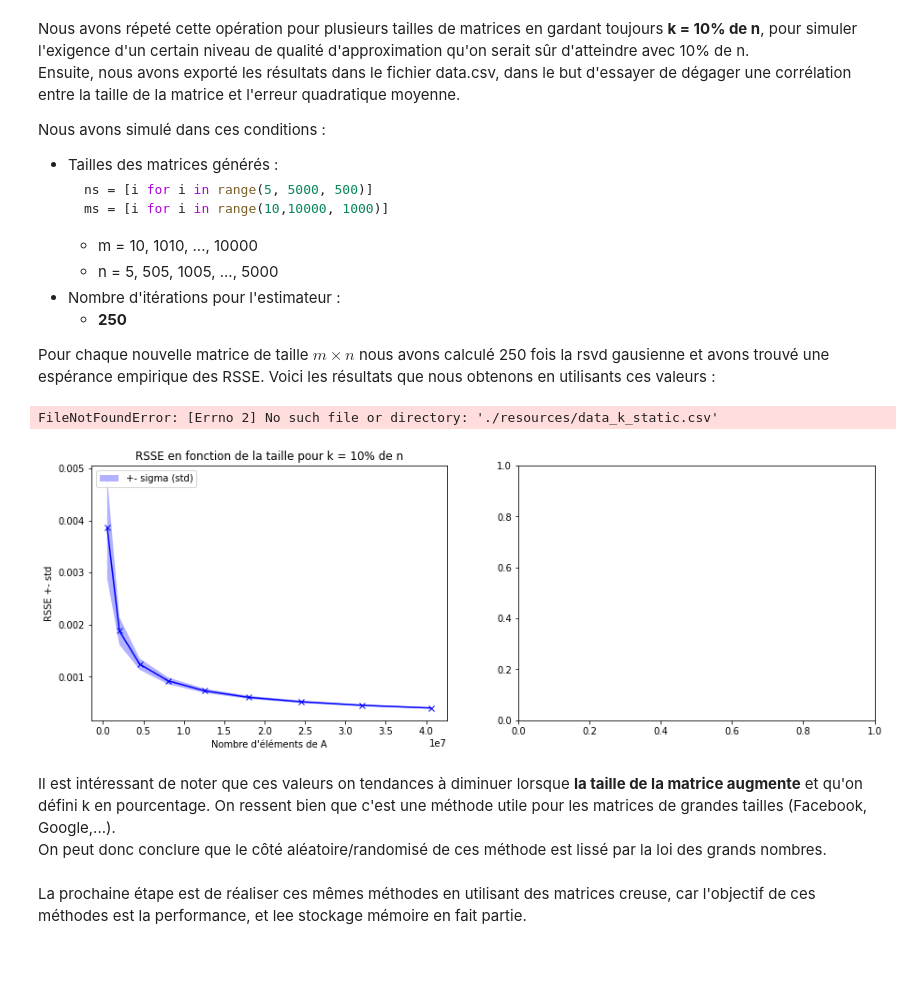
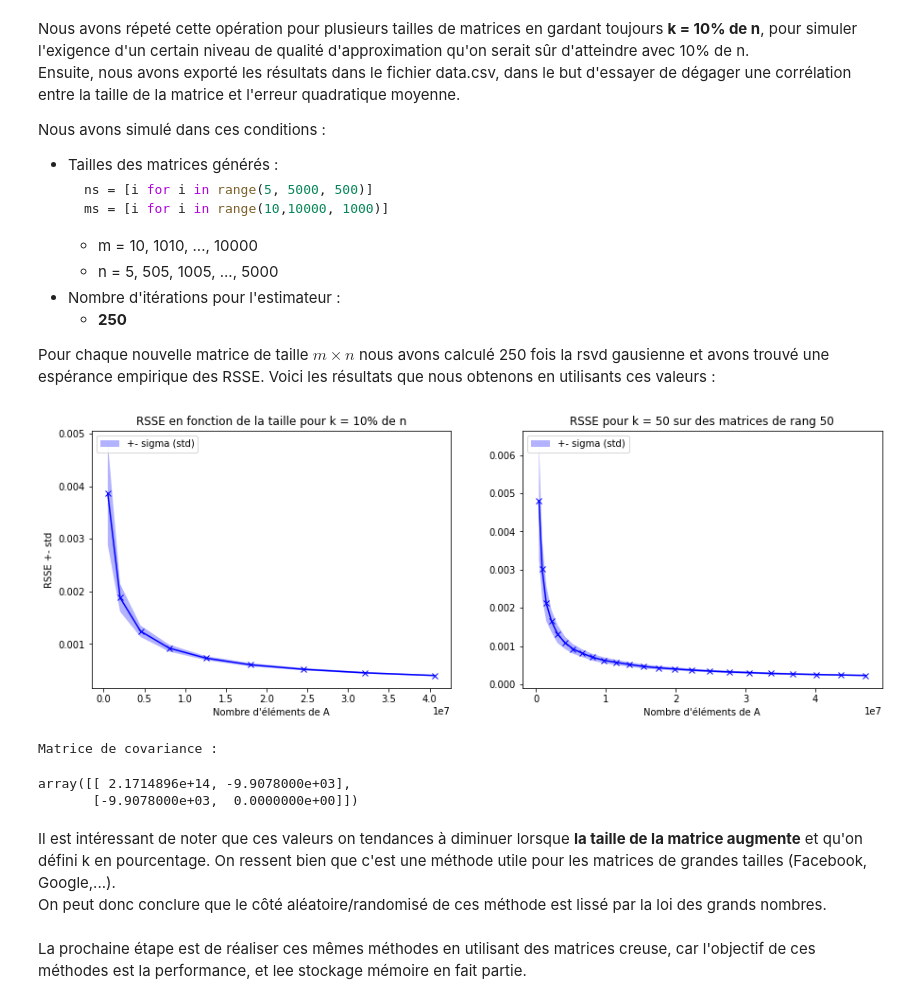
Before and after one commit to Aympab/randomized-svd, a Jupyter notebook: main.ipynb, the cells around one changed output. Saved outputs shown, nothing was run; the diff lists cells and outputs as text; code cells hidden in the pictures; blank space fills up the shorter version.

```diff
--- a/main.ipynb
+++ b/main.ipynb
@@ -352,38 +352,42 @@ stds = stds/sizes
 fig, axes = plt.subplots(nrows=1, ncols=2, figsize=(15, 5))
 axes[0].set_ylabel("RSSE +- std")
 axes[0].set_xlabel("Nombre d'éléments de A")
 axes[0].set_title("RSSE en fonction de la taille pour k = 10% de n")
 axes[0].plot(sizes, means, 'bx-')
 axes[0].fill_between(sizes, means - stds, means + stds, facecolor='blue', alpha=0.3,
                 label='+- sigma (std)')
 axes[0].legend(loc='upper left')
 # axes[0].imshow(A_tilde.T, cmap='gray')
 
 
 
 #La même chose avec un k fixe et un peu plus d'itérations
 data_csv = pd.read_csv(r'./resources/data_k_static.csv', header=None, skiprows=[0])
 tab = np.array(data_csv)
 sizes = tab.T[0][1:]
 means = tab.T[3][1:]
 stds = tab.T[4][1:]
 means = means/sizes
 stds = stds/sizes
 
 axes[1].set_xlabel("Nombre d'éléments de A")
-axes[1].set_title("RSSE pour k = 50")
+axes[1].set_title("RSSE pour k = 50 sur des matrices de rang 50")
 axes[1].plot(sizes, means, 'bx-')
 axes[1].fill_between(sizes, means - stds, means + stds, facecolor='blue', alpha=0.3,
                 label='+- sigma (std)')
 axes[1].legend(loc='upper left')
 
+plt.show()
 
 
-# c = [sizes, means]
-# print("Matrice de covariance :\n",normalize(np.cov(c))
+c = np.cov([sizes, means])
+print("Matrice de covariance :")
+print(c.round(2))
 # %% [output]
+[figure, new version]
-FileNotFoundError: [Errno 2] No such file or directory: './resources/data_k_static.csv'
+Matrice de covariance :
-[figure, old version]
+array([[ 2.1714896e+14, -9.9078000e+03],
+       [-9.9078000e+03,  0.0000000e+00]])
 # %% [markdown]
 Il est intéressant de noter que ces valeurs on tendances à diminuer lorsque **la taille de la matrice augmente** et qu'on défini k en pourcentage. On ressent bien que c'est une méthode utile pour les matrices de grandes tailles (Facebook, Google,...). <br>
 On peut donc conclure que le côté aléatoire/randomisé de ces méthode est lissé par la loi des grands nombres. <br>
```
Also changed, not shown: parts of 7 cells of this notebook.
